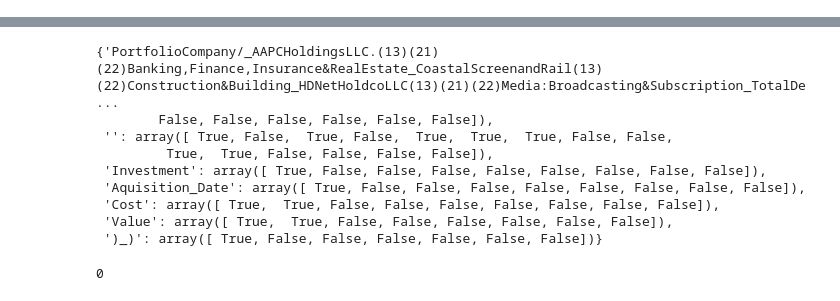
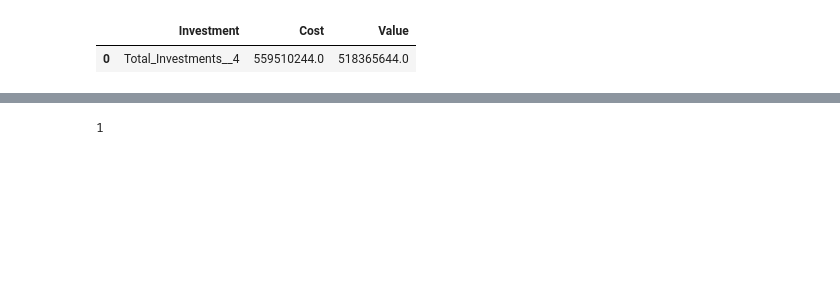
Before and after one commit to Coffee-Code-Philly-Accelerator/sec_filings, a Jupyter notebook: 1372807/debugging.ipynb, the cells around one changed output, grey strips where cells are left out. Saved outputs shown, nothing was run; the diff lists cells and outputs as text; code cells hidden in the pictures; blank space fills up the shorter version.

```diff
--- a/1372807/debugging.ipynb
+++ b/1372807/debugging.ipynb
@@ -414,5 +474,6 @@ WARNING:root:Applied processor reduces input query to empty string, all comparis
 # %%
-file_path = r'2021-09-30\\Schedule_of_Investments_12.csv'
+file_path = r'2021-06-30\\Schedule_of_Investments_16.csv'
+
 
 
 def standard_field_names()->tuple:
@@ -424,6 +485,7 @@ def standard_field_names()->tuple:
         'Principal',
         'Cost',
         'Value',
+        'Percentage Ownership',
         'Initial  Acquisition  Date',
         'Percent of Class Held',
         'Investment',
@@ -477,44 +539,53 @@ def _clean(
     merged_pair_idxs:dict={},
 )->pd.DataFrame:
     df = pd.read_csv(file_path,index_col=0,na_values=[' ', ''])
-    # df.replace(['\xa0','\u200b',r'^\s$',r'^\s%'],np.nan,regex=True,inplace=True) #':','$','%' r'^\s*$',r'^\s*%'
-    df.replace(['\xa0','\u200b',r'^\s*$',r'^\s*%',' ','˄'],'',regex=True,inplace=True)
-    df.replace(['PrincipalBusiness'],'',regex=True,inplace=True)
+    df.replace(to_replace=r'[\[\](){},$%˄\xa0\u200b]', value='', regex=True,inplace=True)
+    df.replace(['PrincipalBusiness',' '],'_',regex=True,inplace=True)
     df = df.applymap(lambda x: x.strip() if isinstance(x, str) else x)
     df.dropna(axis=0,how='all',inplace=True)
     df = df[~df.apply(lambda row:row.astype(str).str.contains(except_rows,case=False, na=False).any(),axis=1)]
-    if df.shape[0] < 3:
+    # display(df)
+    if not df.apply(lambda col: col.astype(str).str.contains(r'total_*investments', case=False, regex=True)).any().any() and df.shape[0] < 3:
         return pd.DataFrame(), merged_pair_idxs
+
     if not merged_pair_idxs:
         important_fields = strip_string(get_header_rows(df),standardize=True)#get_key_fields(df)
         df.columns = important_fields
     df,merge_pair_idxs = merge_duplicate_columns(df,merged_pair_idxs=merged_pair_idxs)
     duplicate_idx = df.apply(lambda row:row[pd.to_numeric(row,errors='coerce').isna()].duplicated().sum() > 1 ,axis=1)
     clean_rows = df.loc[duplicate_idx].apply(remove_row_duplicates, axis=1).reset_index(drop=True)
     j = 0
     for i,flag in enumerate(duplicate_idx):
         if not flag:
             continue
         df.iloc[i,:] = clean_rows.loc[j,:]
         j += 1
     df.replace([''],np.nan,regex=True,inplace=True) #':','$','%'
     df.dropna(axis=1,how='all',inplace=True)
 
     columns = (~df.isna()).sum(axis=0) <= (4  if df.shape[0] > 12 else 2 if df.shape[0] == 4 else 0)
     df = df.drop(columns=df.columns[columns])
     return df.reset_index(drop=True),merge_pair_idxs
 
 
-merged_pair_idxs = {}
+merged_pair_idxs = {
+    'Investment':np.array([True,False,False,False,False,False,False,False,False,False,False,False,False,False,False]),
+    'Cost':np.array([False,False,False,False,False,False,False,False,True,False,False,False,False,False,False]),
+    'Value':np.array([False,False,False,False,False,False,False,False,False,False,False,True,False,False,False]),
+    '':np.array([False,False,False,False,False,False,False,False,False,False,False,False,False,False,False]),
+}
+# merged_pair_idxs = {}
 ex = exceptions()
 ex_rows = '|'.join(except_rows())
 df,merged_pair_idxs = _clean(file_path,except_rows=ex_rows,merged_pair_idxs=merged_pair_idxs)
 display(df)
 display(merged_pair_idxs)
 index_list = df.apply(
     lambda row:row.astype(str).str.contains(stopping_criterion(None), case=False, na=False).any(),
     axis=1
 )
 index_list_sum = index_list.sum()
 index_list_sum
 # %% [output]
+|  | Investment | Cost | Value |
+| 0 | Total_Investments__4 | 559510244.0 | 518365644.0 |
@@ -535,10 +600 @@ WARNING:root:Applied processor reduces input query to empty string, all comparis
-{'PortfolioCompany/_AAPCHoldingsLLC.(13)(21)(22)Banking,Finance,Insurance&RealEstate_CoastalScreenandRail(13)(22)Construction&Building_HDNetHoldcoLLC(13)(21)(22)Media:Broadcasting&Subscription_TotalDe ...
-        False, False, False, False, False, False]),
- '': array([ True, False,  True, False,  True,  True,  True, False, False,
-         True,  True, False, False, False, False]),
- 'Investment': array([ True, False, False, False, False, False, False, False, False]),
- 'Aquisition_Date': array([ True, False, False, False, False, False, False, False, False]),
- 'Cost': array([ True,  True, False, False, False, False, False, False, False]),
- 'Value': array([ True,  True, False, False, False, False, False, False]),
- ')_)': array([ True, False, False, False, False, False, False])}
+1
-0
```
Also changed, not shown: parts of 4 cells of this notebook, 6 other files.
